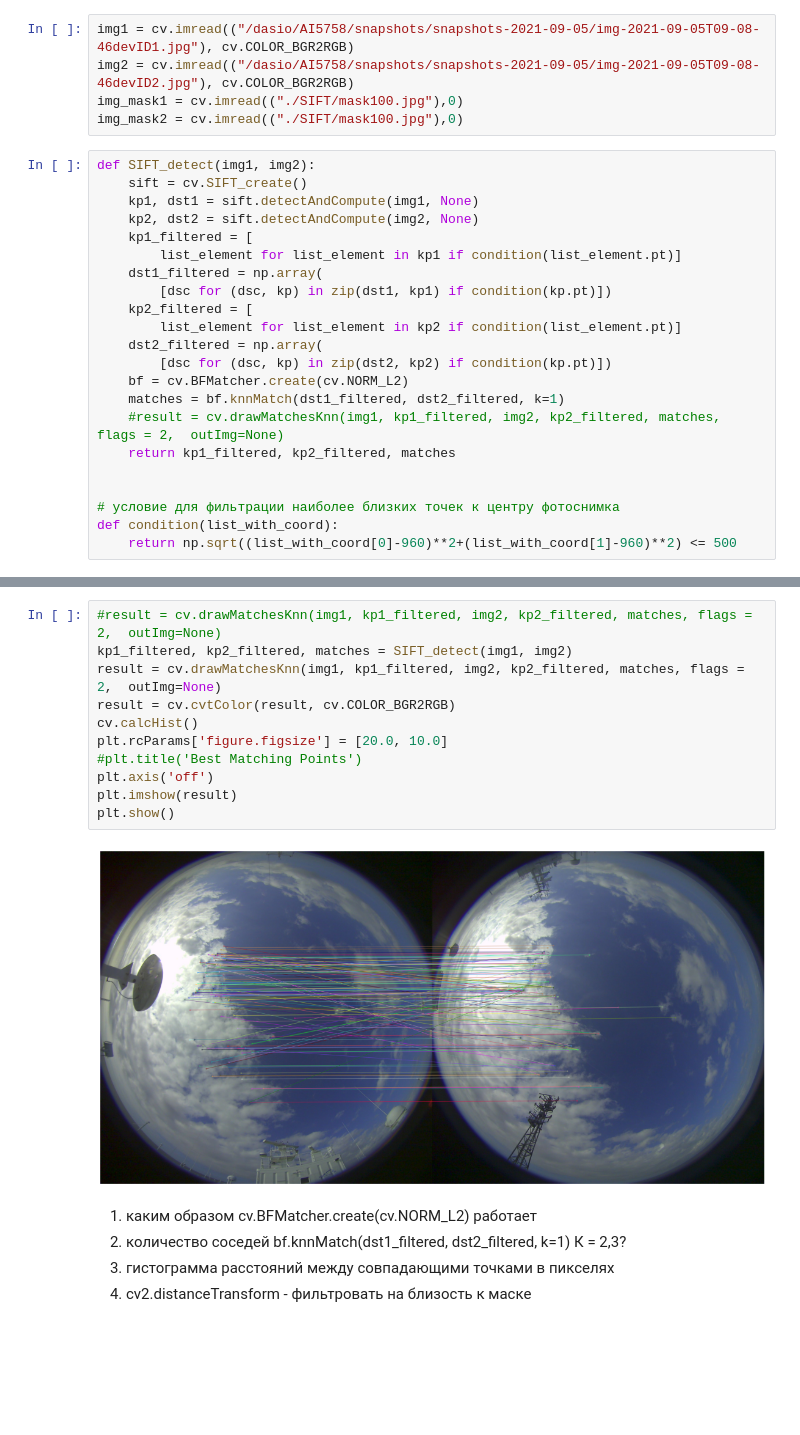
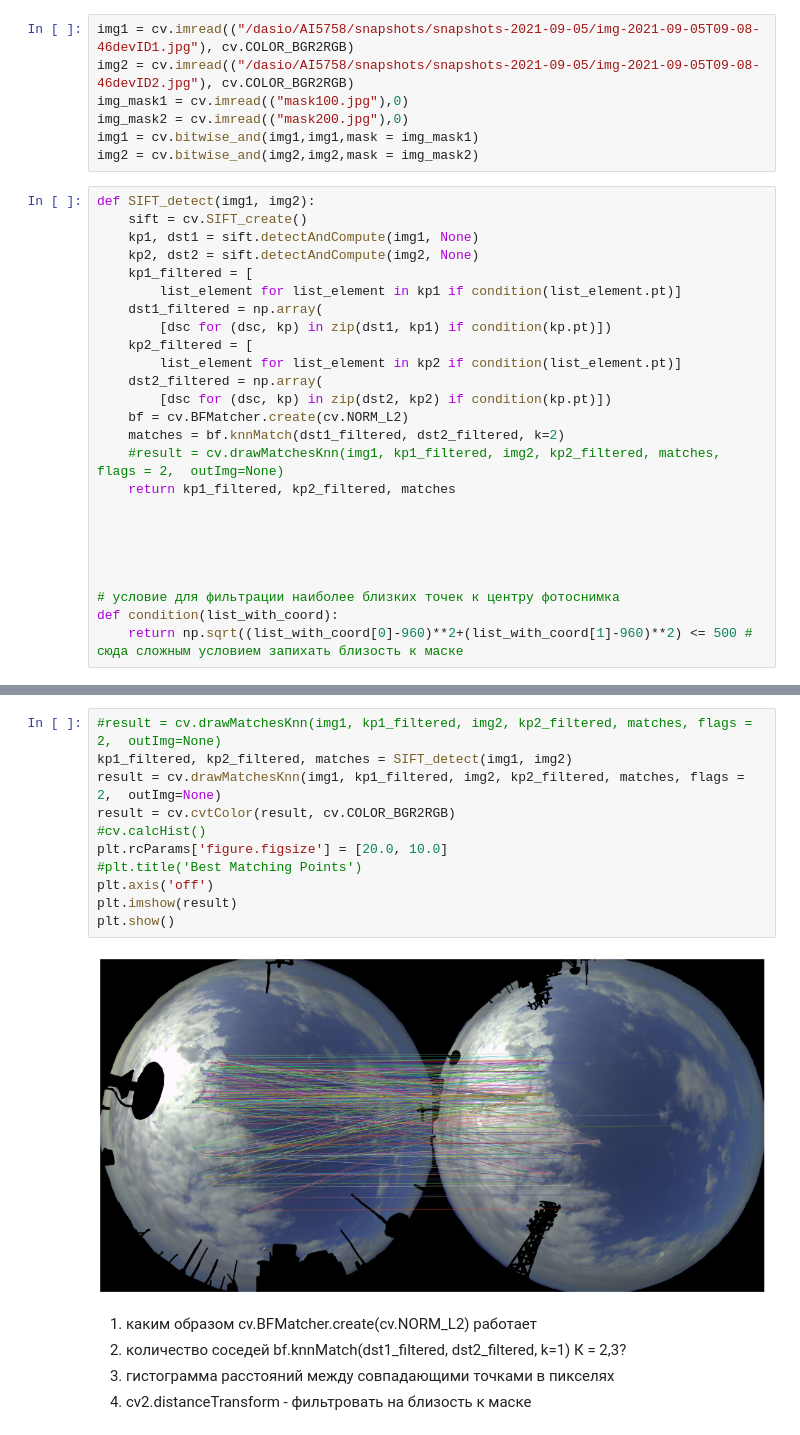
Before and after one commit to borinya/SIFT, a Jupyter notebook: SIFT.ipynb, the cells around one changed output, grey strips where cells are left out. Cells and saved outputs as stored; diff of their text form; blank space fills up the shorter version.

```diff
--- a/SIFT.ipynb
+++ b/SIFT.ipynb
@@ -12,8 +15,10 @@ import pickle
 # %%
 img1 = cv.imread(("/dasio/AI5758/snapshots/snapshots-2021-09-05/img-2021-09-05T09-08-46devID1.jpg"), cv.COLOR_BGR2RGB)
 img2 = cv.imread(("/dasio/AI5758/snapshots/snapshots-2021-09-05/img-2021-09-05T09-08-46devID2.jpg"), cv.COLOR_BGR2RGB)
-img_mask1 = cv.imread(("./SIFT/mask100.jpg"),0)
-img_mask2 = cv.imread(("./SIFT/mask100.jpg"),0)
+img_mask1 = cv.imread(("mask100.jpg"),0)
+img_mask2 = cv.imread(("mask200.jpg"),0)
+img1 = cv.bitwise_and(img1,img1,mask = img_mask1)
+img2 = cv.bitwise_and(img2,img2,mask = img_mask2)
 # %%
 def SIFT_detect(img1, img2):
     sift = cv.SIFT_create()
@@ -28,11 +33,14 @@ def SIFT_detect(img1, img2):
     dst2_filtered = np.array(
         [dsc for (dsc, kp) in zip(dst2, kp2) if condition(kp.pt)])
     bf = cv.BFMatcher.create(cv.NORM_L2)
-    matches = bf.knnMatch(dst1_filtered, dst2_filtered, k=1)
+    matches = bf.knnMatch(dst1_filtered, dst2_filtered, k=2)
     #result = cv.drawMatchesKnn(img1, kp1_filtered, img2, kp2_filtered, matches, flags = 2,  outImg=None)
     return kp1_filtered, kp2_filtered, matches
 
 
+
+
+
 # условие для фильтрации наиболее близких точек к центру фотоснимка
 def condition(list_with_coord):
-    return np.sqrt((list_with_coord[0]-960)**2+(list_with_coord[1]-960)**2) <= 500
+    return np.sqrt((list_with_coord[0]-960)**2+(list_with_coord[1]-960)**2) <= 500 # сюда сложным условием запихать близость к маске
@@ -39,16 +60,16 @@ def condition(list_with_coord):
 # %%
 #result = cv.drawMatchesKnn(img1, kp1_filtered, img2, kp2_filtered, matches, flags = 2,  outImg=None)
 kp1_filtered, kp2_filtered, matches = SIFT_detect(img1, img2)
 result = cv.drawMatchesKnn(img1, kp1_filtered, img2, kp2_filtered, matches, flags = 2,  outImg=None)
 result = cv.cvtColor(result, cv.COLOR_BGR2RGB)
-cv.calcHist()
+#cv.calcHist()
 plt.rcParams['figure.figsize'] = [20.0, 10.0]
 #plt.title('Best Matching Points')
 plt.axis('off')
 plt.imshow(result)
 plt.show()
 # %% [output]
-[figure, old version]
+[figure, new version]
 # %% [markdown]
 1. каким образом  cv.BFMatcher.create(cv.NORM_L2) работает
 2. количество соседей  bf.knnMatch(dst1_filtered, dst2_filtered, k=1) К = 2,3?
```
Also changed, not shown: parts of 6 cells of this notebook.
